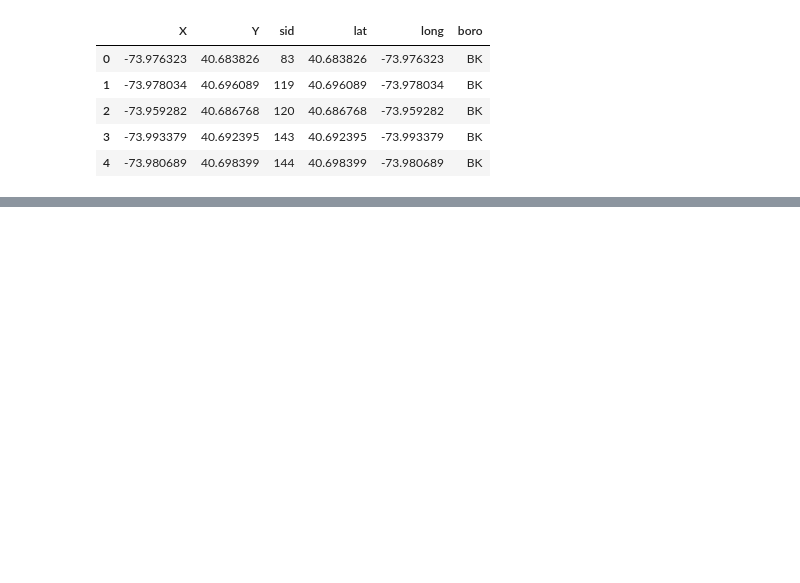
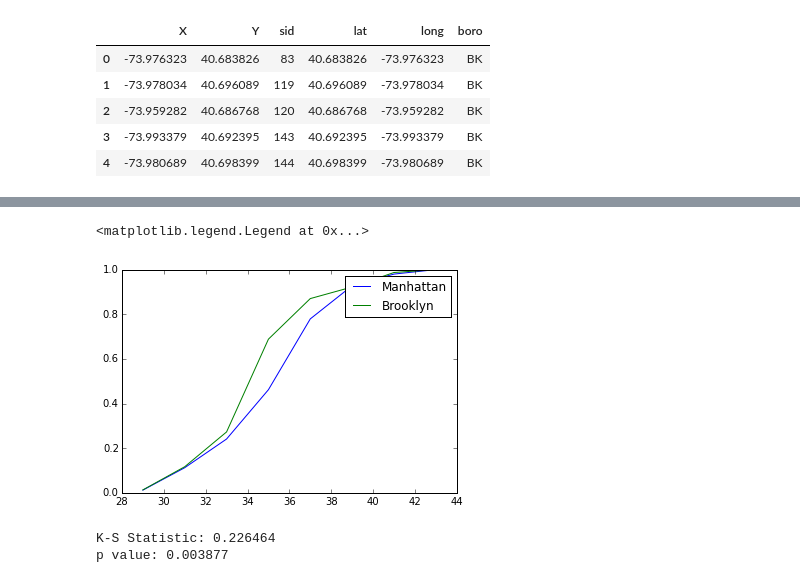
Before and after one commit to michellemho/PUI_Bycicle_Research, a Jupyter notebook: initial.ipynb, the cells around one changed output, grey strips where cells are left out. Saved outputs shown, nothing was run; the diff lists cells and outputs as text; code cells hidden in the pictures; blank space fills up the shorter version.

Commit message:
updated json download and added ks statistic

```diff
--- a/initial.ipynb
+++ b/initial.ipynb
@@ -107,0 +105,6 @@ array([[<matplotlib.axes._subplots.AxesSubplot object at 0x...>]], dtype=object)
+# %%
+# Creating cummulative distributions for BK and MH
+cMH = MH.age.groupby(pd.cut(MH.age, bins)).agg([count_nonzero]).cumsum()
+cBK = BK.age.groupby(pd.cut(BK.age, bins)).agg([count_nonzero]).cumsum()
+
+print np.abs(cBK / cBK.max()-cMH / cMH.max())
@@ -107,0 +129,15 @@ array([[<matplotlib.axes._subplots.AxesSubplot object at 0x...>]], dtype=object)
+# %%
+pl.plot(bins[:-1] + 1, cMH / cMH.max(), label = "Manhattan")
+pl.plot(bins[:-1] + 1, cBK / cBK.max(), label = "Brooklyn")
+pl.legend()
+# %% [output]
+<matplotlib.legend.Legend at 0x...>
+[figure, added]
+# %%
+# Runnning a K-S test to compare the samples
+ks = scipy.stats.ks_2samp(MH.age, BK.age)
+print 'K-S Statistic:', round(ks[0],6)
+print 'p value:', round(ks[1],6)
+# %% [output]
+K-S Statistic: 0.226464
+p value: 0.003877
```
Also changed, not shown: parts of 8 cells of this notebook, 1 other file.
